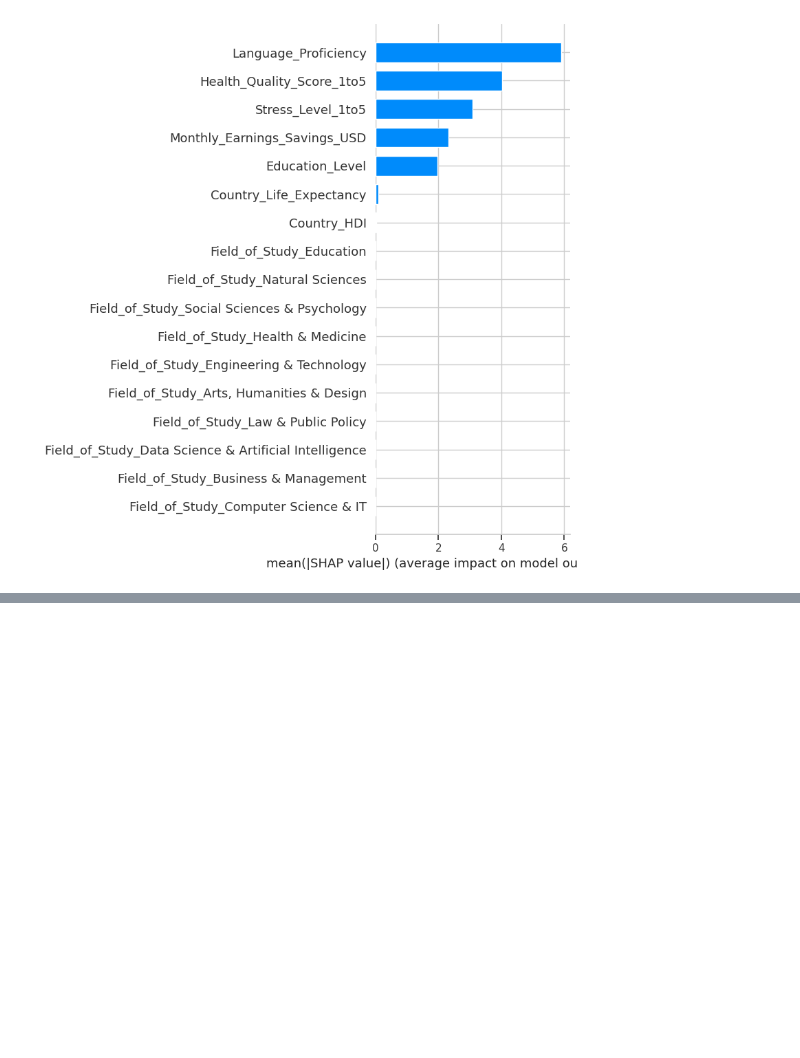
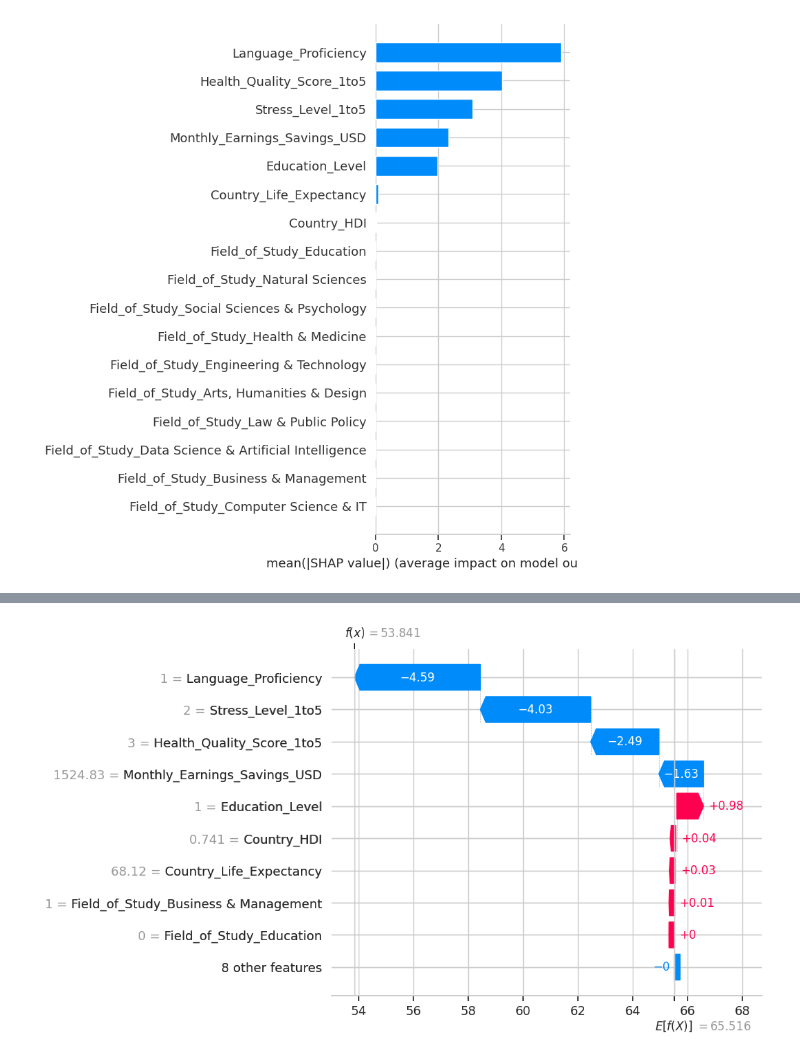
Before and after one commit to jannatul-fredaues/Global-Human-Development-Index-with-Explainable-AI, a Jupyter notebook: Prepossing/Student part/ghdi-student-part.ipynb, the cells around one changed output, grey strips where cells are left out. Cells and saved outputs as stored; diff of their text form; code cells hidden in the pictures; blank space fills up the shorter version.

```diff
--- a/Prepossing/Student part/ghdi-student-part.ipynb
+++ b/Prepossing/Student part/ghdi-student-part.ipynb
@@ -383,0 +393,4 @@ shap.summary_plot(shap_values, X_test_df, plot_type="bar", show=True)
+# %%
+shap.plots.waterfall(shap_values[0], show=True)
+# %% [output]
+[figure, added]
```
Also changed, not shown: parts of 3 cells of this notebook.
